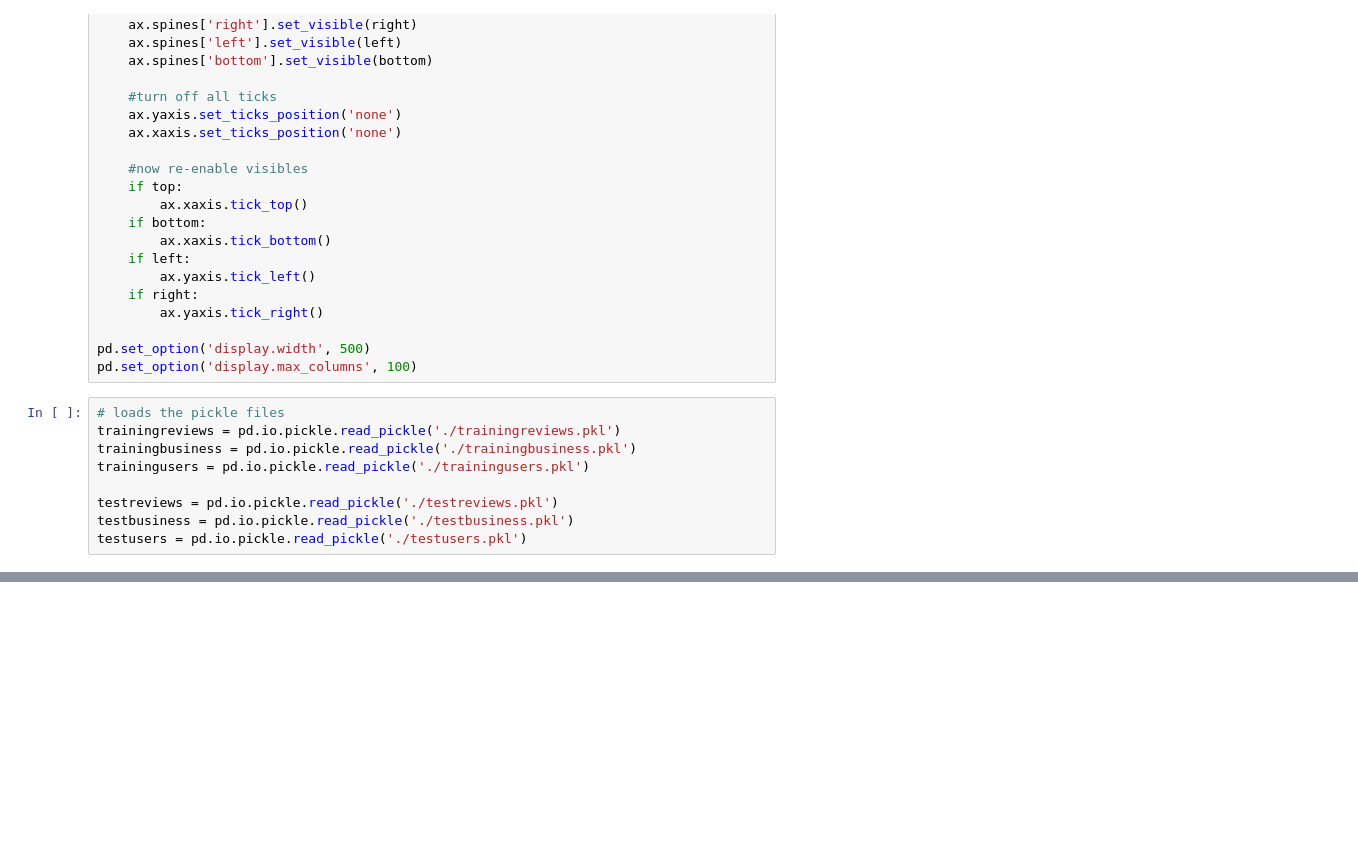
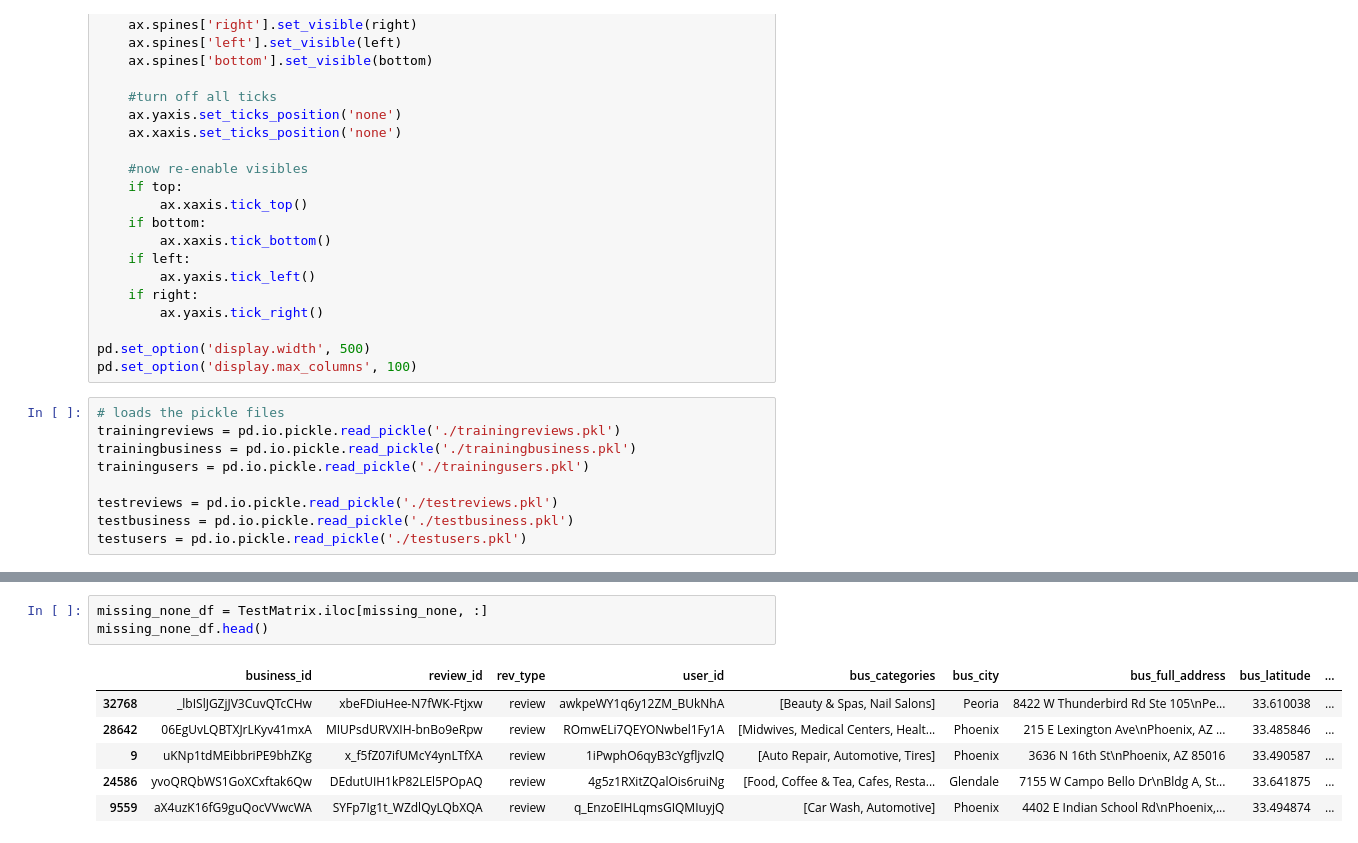
Before and after one commit to s-ramaswamy/CS-229-project, a Jupyter notebook: Visualizations.ipynb, the cells around one changed output, grey strips where cells are left out. Saved outputs shown, nothing was run; the diff lists cells and outputs as text; blank space fills up the shorter version.

```diff
--- a/Visualizations.ipynb
+++ b/Visualizations.ipynb
@@ -127,0 +146,10 @@ plt.title("Star ratings over all reviews");
+# %%
+missing_none_df = TestMatrix.iloc[missing_none, :]
+missing_none_df.head()
+# %% [output]
+|  | business_id | review_id | rev_type | user_id | bus_categories | bus_city | bus_full_address | bus_latitude | ... |
+| 32768 | _lbISlJGZjJV3CuvQTcCHw | xbeFDiuHee-N7fWK-Ftjxw | review | awkpeWY1q6y12ZM_BUkNhA | [Beauty & Spas, Nail Salons] | Peoria | 8422 W Thunderbird Rd Ste 105\nPe... | 33.610038 | ... |
+| 28642 | 06EgUvLQBTXJrLKyv41mxA | MIUPsdURVXIH-bnBo9eRpw | review | ROmwELi7QEYONwbel1Fy1A | [Midwives, Medical Centers, Healt... | Phoenix | 215 E Lexington Ave\nPhoenix, AZ ... | 33.485846 | ... |
+| 9 | uKNp1tdMEibbriPE9bhZKg | x_f5fZ07ifUMcY4ynLTfXA | review | 1iPwphO6qyB3cYgfljvzlQ | [Auto Repair, Automotive, Tires] | Phoenix | 3636 N 16th St\nPhoenix, AZ 85016 | 33.490587 | ... |
+| 24586 | yvoQRQbWS1GoXCxftak6Qw | DEdutUIH1kP82LEl5POpAQ | review | 4g5z1RXitZQalOis6ruiNg | [Food, Coffee & Tea, Cafes, Resta... | Glendale | 7155 W Campo Bello Dr\nBldg A, St... | 33.641875 | ... |
+| 9559 | aX4uzK16fG9guQocVVwcWA | SYFp7Ig1t_WZdlQyLQbXQA | review | q_EnzoEIHLqmsGIQMIuyjQ | [Car Wash, Automotive] | Phoenix | 4402 E Indian School Rd\nPhoenix,... | 33.494874 | ... |
```
Also changed, not shown: parts of 10 cells of this notebook, 2 other files.
